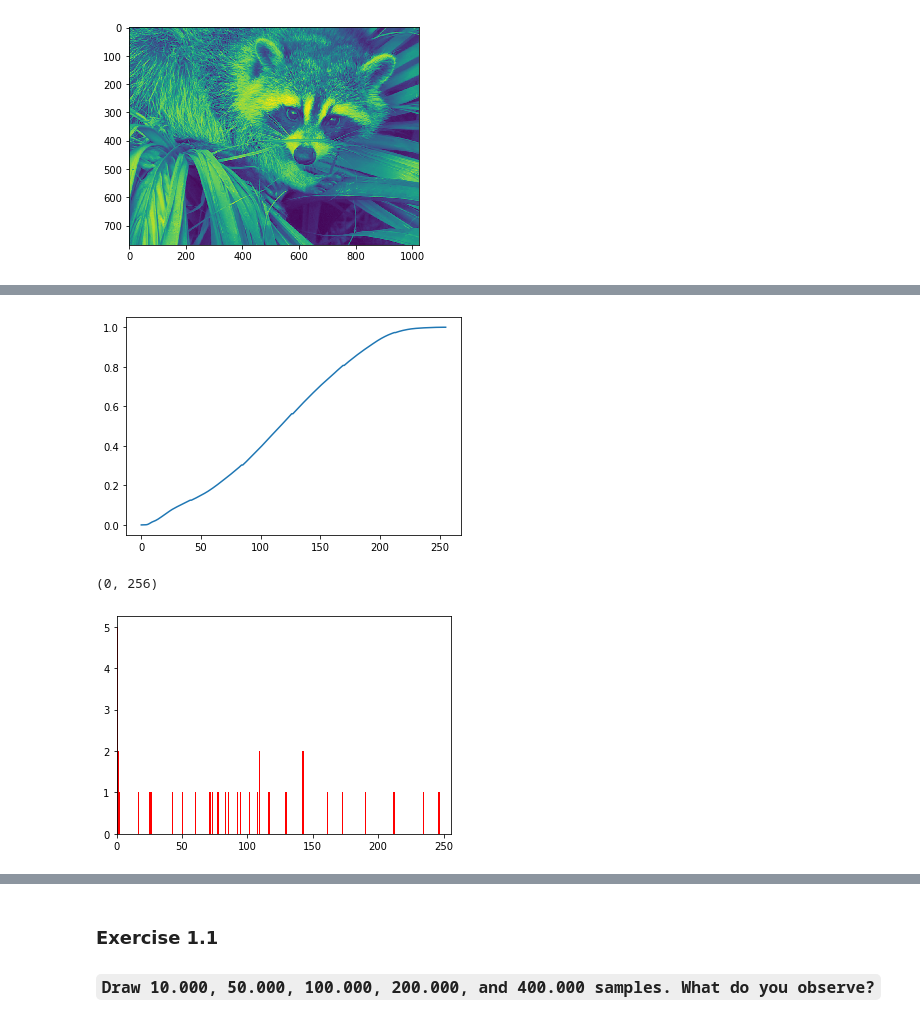
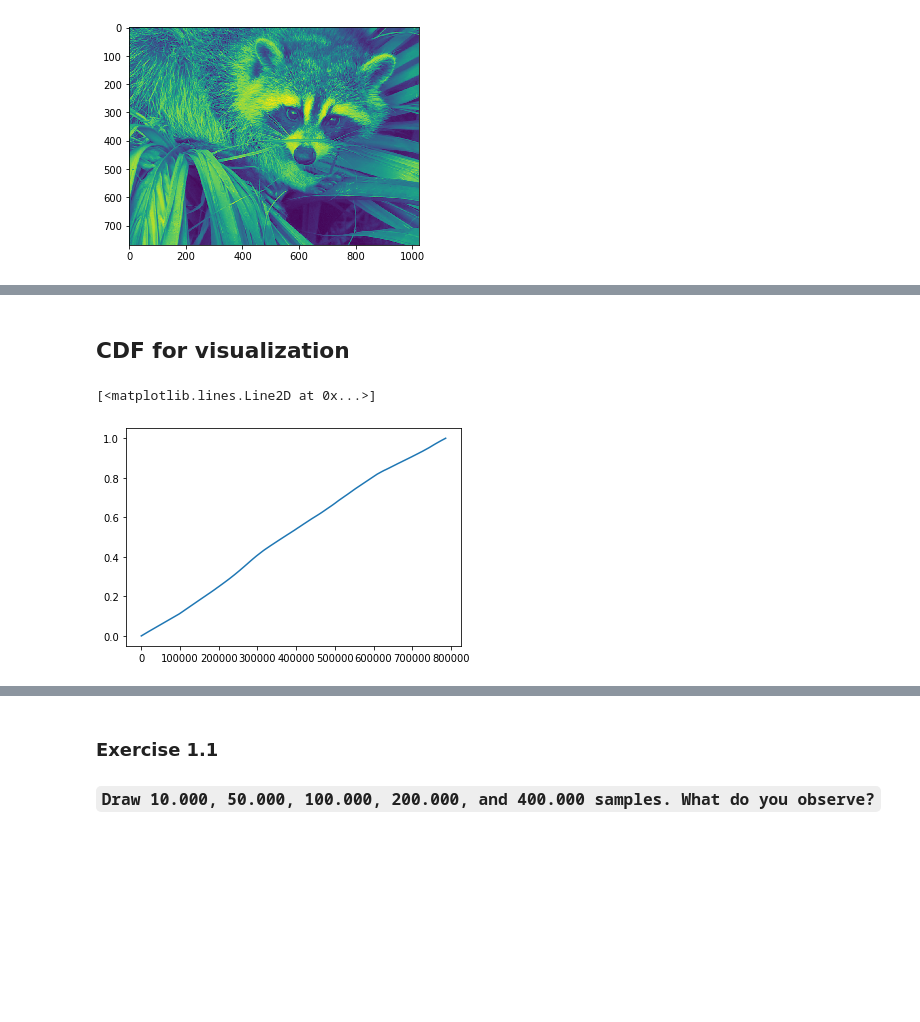
Before and after one commit to Mavengence/Pattern_Analysis_SS20_FAU, a Jupyter notebook: Exercise_2.ipynb, the cells around one changed output, grey strips where cells are left out. Saved outputs shown, nothing was run; the diff lists cells and outputs as text; code cells hidden in the pictures; blank space fills up the shorter version.

```diff
--- a/Exercise_2.ipynb
+++ b/Exercise_2.ipynb
@@ -78,7 +92,19 @@ pixel = np.histogram(img.flatten(), 256)
+# %% [markdown]
+## CDF for visualization
 # %%
-cdf = np.zeros(256)
+new_pdf = img.flatten() / np.sum(img.flatten())
+
+cdf = np.zeros(len(img.flatten()))
 val = 0
 
 for i in range(len(cdf)):
-    val += pixel[0][i]
+    val += new_pdf[i]
     cdf[i] = val
+
+
+rvs = np.random.uniform(np.min(cdf), np.max(cdf), 10000)
+
+plt.plot(cdf)
+# %% [output]
+[<matplotlib.lines.Line2D at 0x...>]
+[figure, added]
@@ -87,4 +110,0 @@ cdf_normalized = cdf / np.max(cdf)
-# %%
-plt.plot(cdf_normalized);
-# %% [output]
-[figure, removed]
@@ -125,6 +110,0 @@ sampled_normalized_int = np.array(sampled_normalized).astype(int)
-# %%
-plt.hist(sampling_distributed_to_cdf[0], 256, [0,256], color = 'r')
-plt.xlim([0,256])
-# %% [output]
-(0, 256)
-[figure, removed]
```
Also changed, not shown: parts of 34 cells of this notebook, 1 other file.
